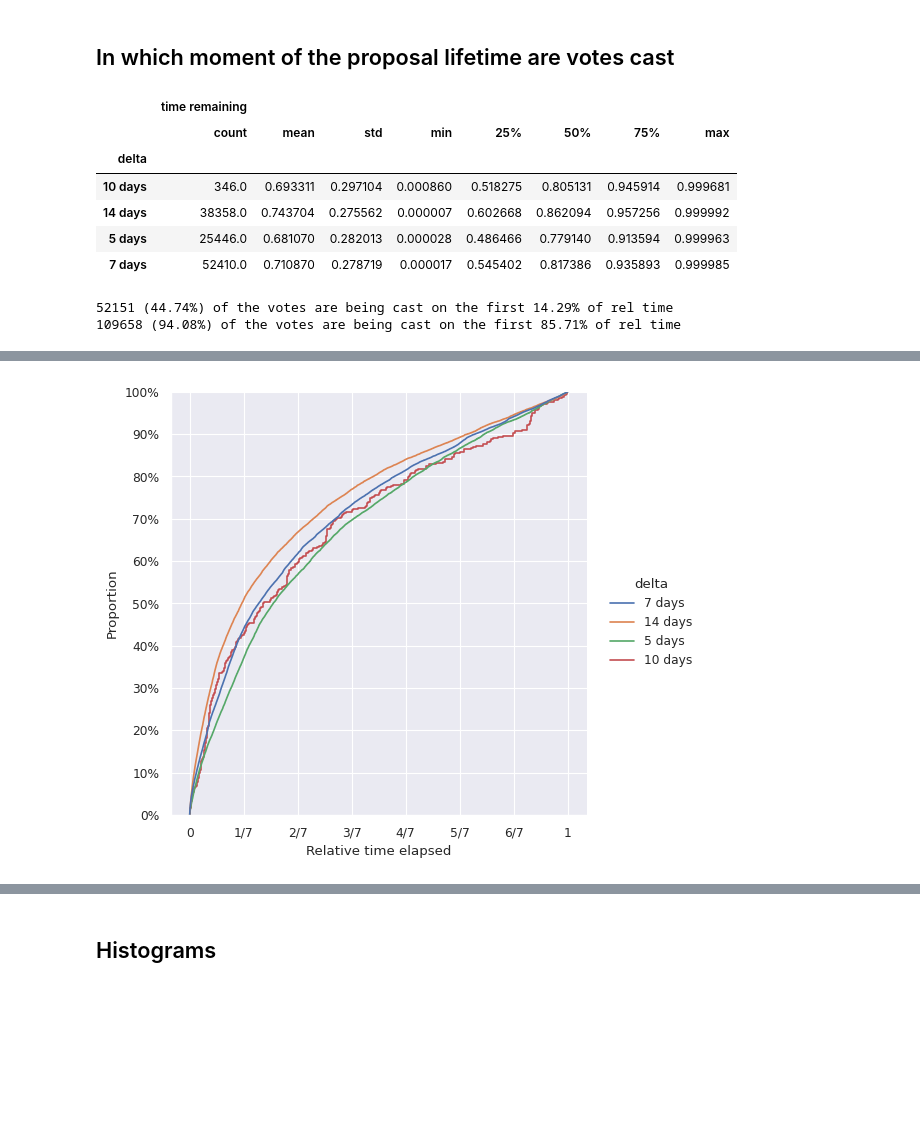
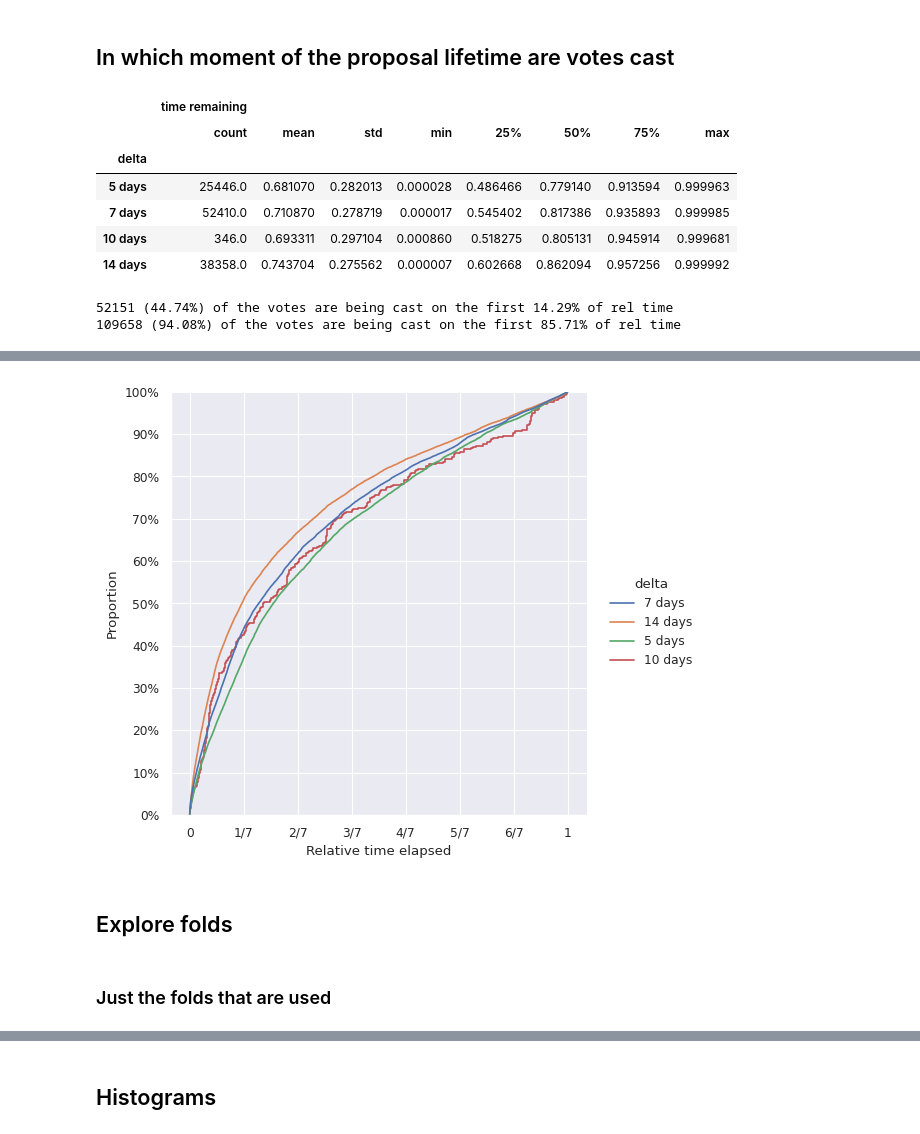
Before and after one commit to daviddavo/recsys4daos, a Jupyter notebook: nbout/Decentraland/01_explore.ipynb, the cells around one changed output, grey strips where cells are left out. Saved outputs shown, nothing was run; the diff lists cells and outputs as text; code cells hidden in the pictures; blank space fills up the shorter version.

```diff
--- a/nbout/Decentraland/01_explore.ipynb
+++ b/nbout/Decentraland/01_explore.ipynb
@@ -202,38 +308,52 @@ Name: count, dtype: int64
 # %%
 from matplotlib import ticker
 
 PLOT_HUE = True
+BINS = 10
 
 _dfv = dfv[['proposal', 'date']].merge(dfp[['id', 'start', 'end']], left_on='proposal', right_on='id').sort_values('date')
+if not all(_dfv['date'] >= _dfv['start']):
+    warnings.warn('There cant be votes before the proposal started')
+if not all(_dfv['end'] >= _dfv['date']):
+    warnings.warn('There cant be votes after the proposal ended')
 _dfv['date_rel'] = (_dfv['date'] - _dfv['start']) / (_dfv['end'] - _dfv['start'])
-_dfv['delta'] = (_dfv['end'] - _dfv['start']).astype(str)
+_dfv['delta'] = (_dfv['end'] - _dfv['start'])
 _dfv['time remaining'] = 1 - _dfv['date_rel']
 
 display(_dfv.groupby('delta')[['time remaining']].describe())
 
 for t in [1/7, 6/7]:
     first_day = (_dfv['date_rel'] < t)
     print(f"{first_day.sum()} ({first_day.mean()*100:.2f}%) of the votes are being cast on the first {t*100:.2f}% of rel time")
 
+if len(_dfv['delta'].value_counts()) > BINS:
+    _dfv['delta_original'] = _dfv['delta']
+    _dfv['delta'] = pd.cut(_dfv['delta'], BINS)
+
+_dfv['delta'] = _dfv['delta'].astype(str)
 fg = sns.displot(_dfv, x='date_rel', kind='ecdf', hue='delta' if PLOT_HUE else None)
 # fg.ax.xaxis.set_major_locator(ticker.MultipleLocator(1/7))
 
 fg.ax.yaxis.set_major_locator(ticker.MultipleLocator(1/10))
 fg.ax.yaxis.set_major_formatter(ticker.PercentFormatter(1))
 fg.ax.set_xticks(np.arange(8)/7)
 fg.ax.set_xticklabels(["0"] + [f"{x}/7" for x in range(1,7)] + ["1"])
 fg.ax.set_xlabel('Relative time elapsed');
 
 nbutils.download_matplotlib(fg, f"votes_in_time{'-color' if PLOT_HUE else ''}.pdf")
 # %% [output]
 |  | time remaining |  |  |  |  |  |  |  |
 |  | count | mean | std | min | 25% | 50% | 75% | max |
 | delta |  |  |  |  |  |  |  |  |
+| 5 days | 25446.0 | 0.681070 | 0.282013 | 0.000028 | 0.486466 | 0.779140 | 0.913594 | 0.999963 |
+| 7 days | 52410.0 | 0.710870 | 0.278719 | 0.000017 | 0.545402 | 0.817386 | 0.935893 | 0.999985 |
 | 10 days | 346.0 | 0.693311 | 0.297104 | 0.000860 | 0.518275 | 0.805131 | 0.945914 | 0.999681 |
 | 14 days | 38358.0 | 0.743704 | 0.275562 | 0.000007 | 0.602668 | 0.862094 | 0.957256 | 0.999992 |
-| 5 days | 25446.0 | 0.681070 | 0.282013 | 0.000028 | 0.486466 | 0.779140 | 0.913594 | 0.999963 |
-| 7 days | 52410.0 | 0.710870 | 0.278719 | 0.000017 | 0.545402 | 0.817386 | 0.935893 | 0.999985 |
 52151 (44.74%) of the votes are being cast on the first 14.29% of rel time
 109658 (94.08%) of the votes are being cast on the first 85.71% of rel time
 [interactive output not drawn]
 [figure]
+# %% [markdown]
+## Explore folds
+# %% [markdown]
+### Just the folds that are used
```
Also changed, not shown: parts of 16 cells of this notebook, 24 other files.
